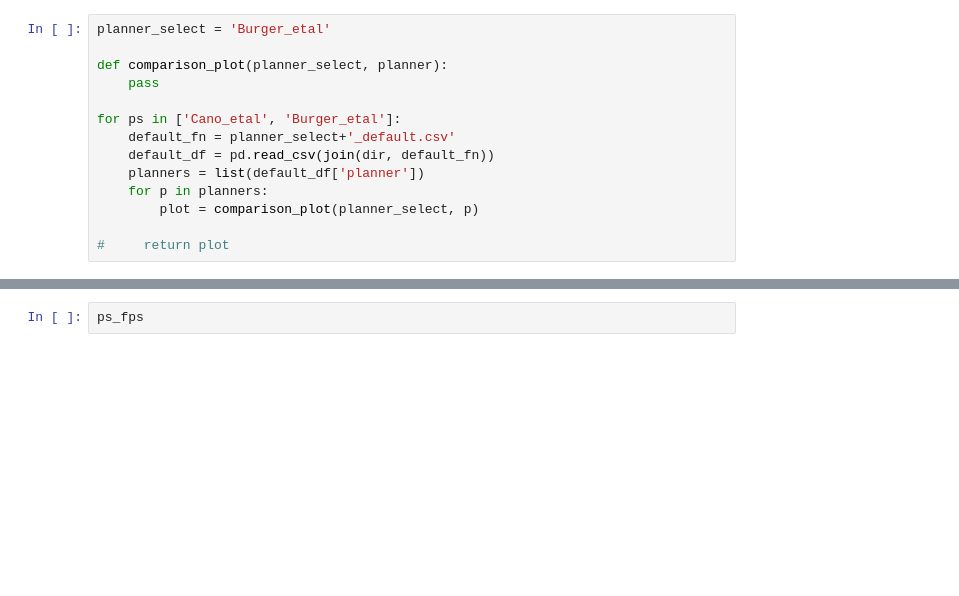
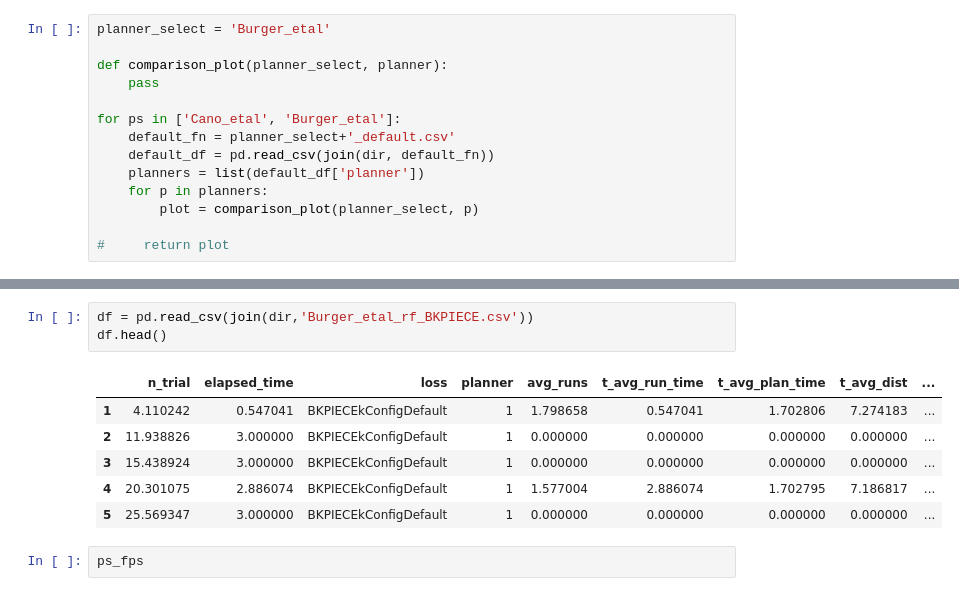
Before and after one commit to charleneleong-ai/crane_plus_v2_motion_planning, a Jupyter notebook: crane_plus_control/results/result_analysis.ipynb, the cells around one changed output, grey strips where cells are left out. Cells and saved outputs as stored; diff of their text form; blank space fills up the shorter version.

```diff
--- a/crane_plus_control/results/result_analysis.ipynb
+++ b/crane_plus_control/results/result_analysis.ipynb
@@ -124,3 +140,13 @@ Cano_etal_tpe_BKPIECE.csv
+# %%
+df = pd.read_csv(join(dir,'Burger_etal_rf_BKPIECE.csv'))
+df.head()
+# %% [output]
+|  | n_trial | elapsed_time | loss | planner | avg_runs | t_avg_run_time | t_avg_plan_time | t_avg_dist | ... |
+| 1 | 4.110242 | 0.547041 | BKPIECEkConfigDefault | 1 | 1.798658 | 0.547041 | 1.702806 | 7.274183 | ... |
+| 2 | 11.938826 | 3.000000 | BKPIECEkConfigDefault | 1 | 0.000000 | 0.000000 | 0.000000 | 0.000000 | ... |
+| 3 | 15.438924 | 3.000000 | BKPIECEkConfigDefault | 1 | 0.000000 | 0.000000 | 0.000000 | 0.000000 | ... |
+| 4 | 20.301075 | 2.886074 | BKPIECEkConfigDefault | 1 | 1.577004 | 2.886074 | 1.702795 | 7.186817 | ... |
+| 5 | 25.569347 | 3.000000 | BKPIECEkConfigDefault | 1 | 0.000000 | 0.000000 | 0.000000 | 0.000000 | ... |
 # %%
 ps_fps
 # %%
```
Also changed, not shown: parts of 2 cells of this notebook, 13 other files.
